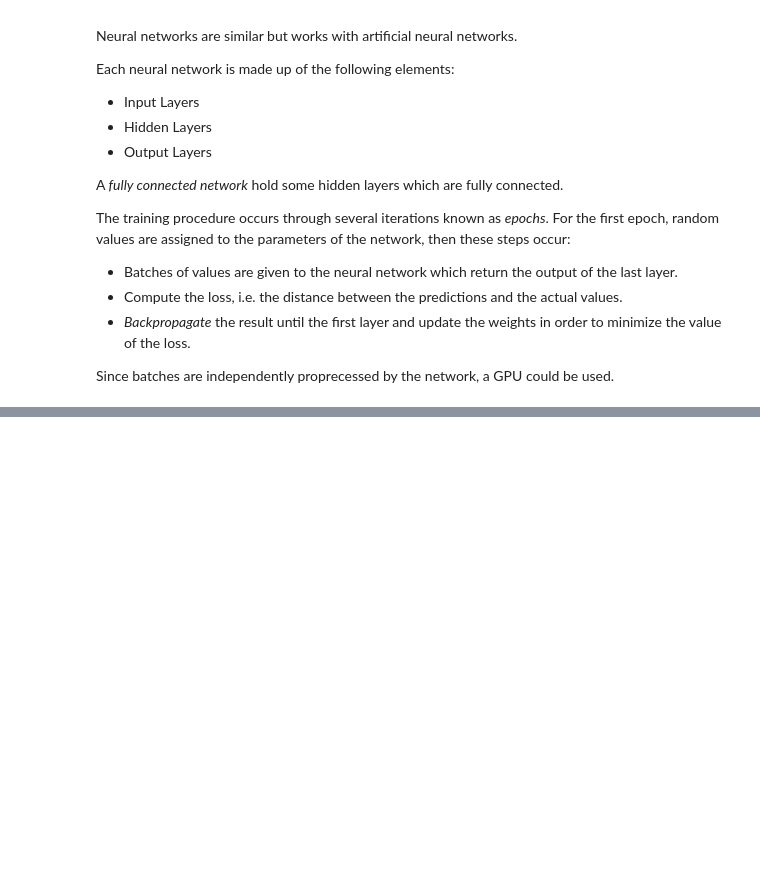
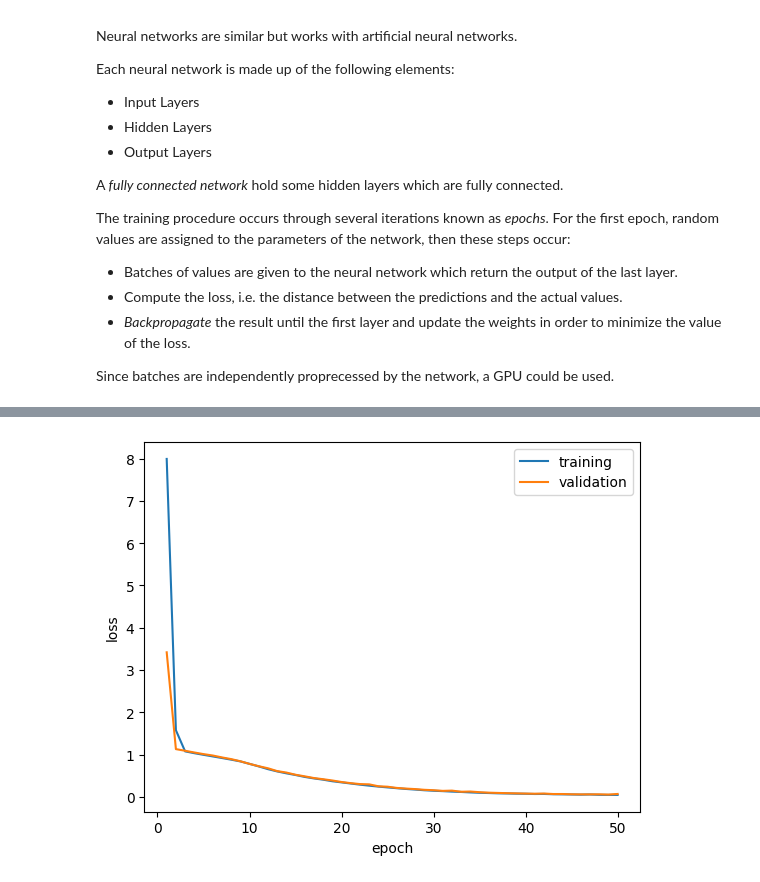
Before and after one commit to LuciaRavazzi/AzureML, a Jupyter notebook: AzureDataScientistAssociate/1_Create_Machine_Learning_Models/5_Deep_Learning.ipynb, the cells around one changed output, grey strips where cells are left out. Cells and saved outputs as stored; diff of their text form; code cells hidden in the pictures; blank space fills up the shorter version.

```diff
--- a/AzureDataScientistAssociate/1_Create_Machine_Learning_Models/5_Deep_Learning.ipynb
+++ b/AzureDataScientistAssociate/1_Create_Machine_Learning_Models/5_Deep_Learning.ipynb
@@ -22,0 +481,9 @@ Since batches are independently proprecessed by the network, a GPU could be used
+# %%
+# Set data types for float features
+x_train = x_train.astype('float32')
+x_test = x_test.astype('float32')
+
+# Set data types for categorical labels
+y_train = utils.to_categorical(y_train)
+y_test = utils.to_categorical(y_test)
+print('Ready...')
@@ -22,0 +499,10 @@ Since batches are independently proprecessed by the network, a GPU could be used
+# %%
+# Define a classifier network
+hl = 10 # Number of hidden layer nodes
+
+model = Sequential()
+model.add(Dense(hl, input_dim=len(features), activation='relu'))
+model.add(Dense(hl, input_dim=hl, activation='relu'))
+model.add(Dense(len(penguin_classes), input_dim=hl, activation='softmax'))
+
+print(model.summary())
@@ -22,0 +532,12 @@ Since batches are independently proprecessed by the network, a GPU could be used
+# %%
+#hyper-parameters for optimizer
+learning_rate = 0.001
+opt = optimizers.Adam(lr=learning_rate)
+
+model.compile(loss='categorical_crossentropy',
+              optimizer=opt,
+              metrics=['accuracy'])
+
+# Train the model over 50 epochs using 10-observation batches and using the test holdout dataset for validation
+num_epochs = 50
+history = model.fit(x_train, y_train, epochs=num_epochs, batch_size=10, validation_data=(x_test, y_test))
@@ -22,0 +583,15 @@ Since batches are independently proprecessed by the network, a GPU could be used
+# %%
+%matplotlib inline
+from matplotlib import pyplot as plt
+
+epoch_nums = range(1,num_epochs+1)
+training_loss = history.history["loss"]
+validation_loss = history.history["val_loss"]
+plt.plot(epoch_nums, training_loss)
+plt.plot(epoch_nums, validation_loss)
+plt.xlabel('epoch')
+plt.ylabel('loss')
+plt.legend(['training', 'validation'], loc='upper right')
+plt.show()
+# %% [output]
+[figure, added]
```
Also changed, not shown: parts of 87 cells of this notebook, 1 other file.
